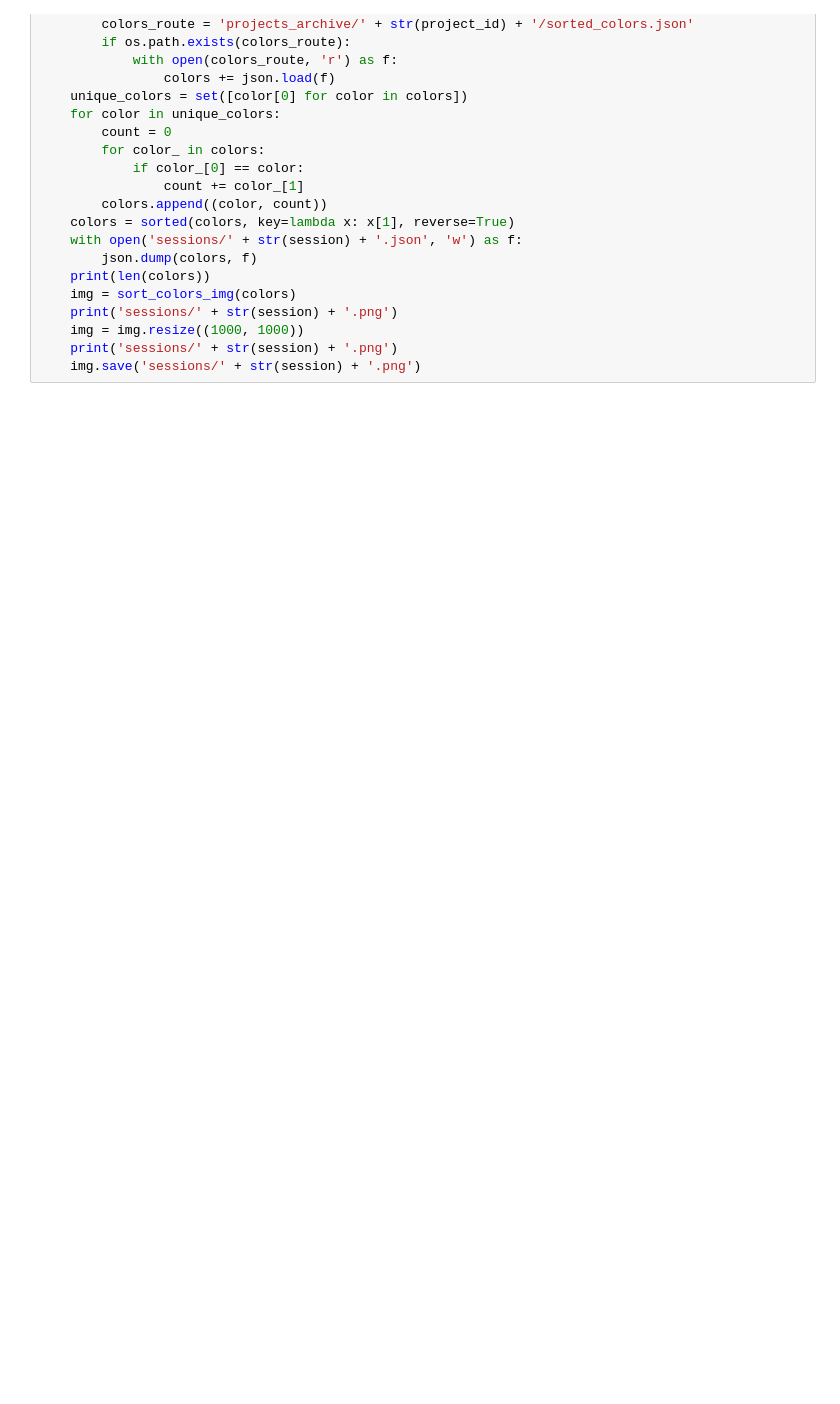
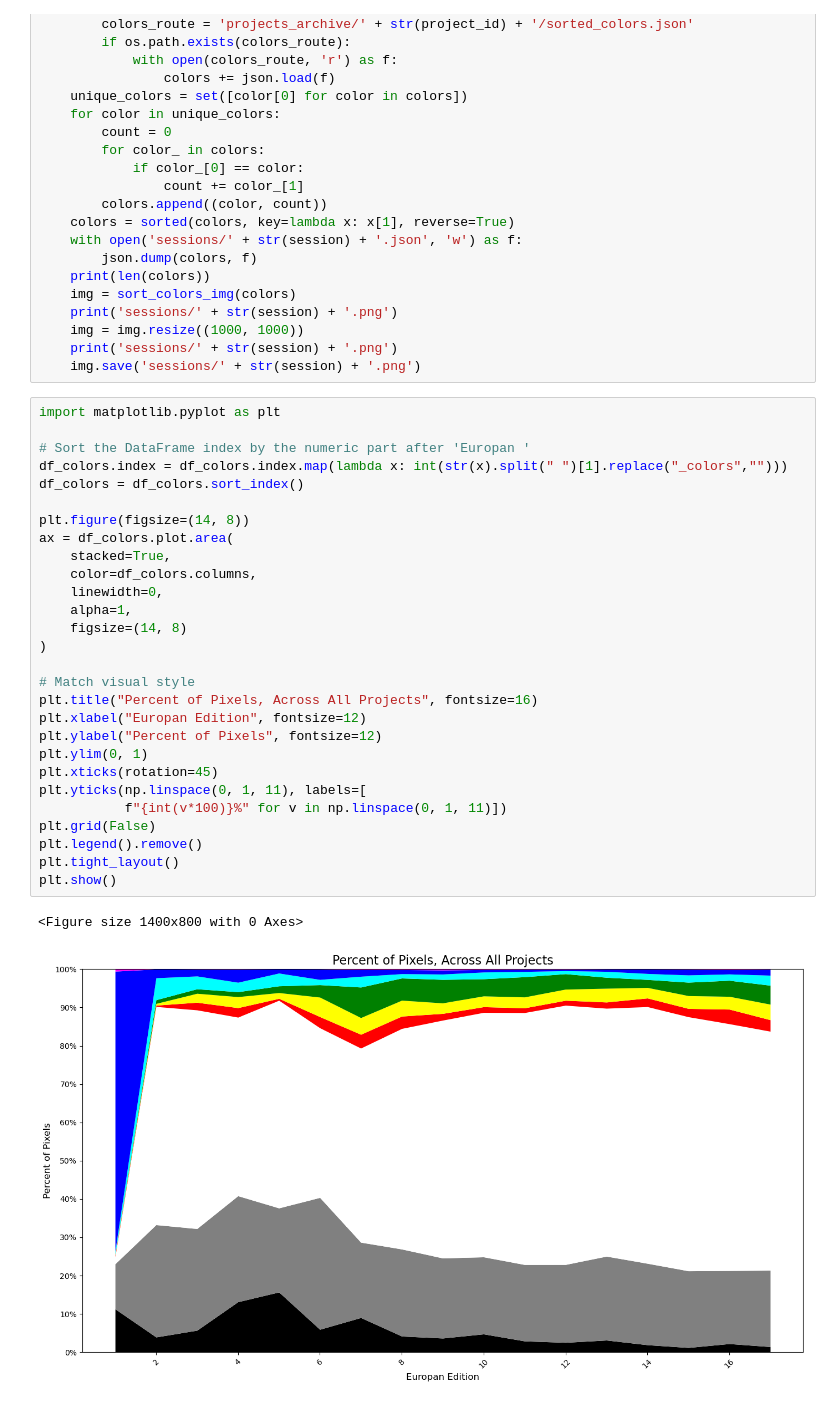
Before and after one commit to jaddious/scrapy, a Jupyter notebook: europan.ipynb, the cells around one changed output. Drawn from its saved outputs; the diff is of its cells as text; blank space fills up the shorter version.

```diff
--- a/europan.ipynb
+++ b/europan.ipynb
@@ -140,3 +557,34 @@ for session in sessions:
     img = img.resize((1000, 1000))
     print('sessions/' + str(session) + '.png')
     img.save('sessions/' + str(session) + '.png')
+# %%
+import matplotlib.pyplot as plt
+
+# Sort the DataFrame index by the numeric part after 'Europan '
+df_colors.index = df_colors.index.map(lambda x: int(str(x).split(" ")[1].replace("_colors","")))
+df_colors = df_colors.sort_index()
+
+plt.figure(figsize=(14, 8))
+ax = df_colors.plot.area(
+    stacked=True,
+    color=df_colors.columns,
+    linewidth=0,
+    alpha=1,
+    figsize=(14, 8)
+)
+
+# Match visual style
+plt.title("Percent of Pixels, Across All Projects", fontsize=16)
+plt.xlabel("Europan Edition", fontsize=12)
+plt.ylabel("Percent of Pixels", fontsize=12)
+plt.ylim(0, 1)
+plt.xticks(rotation=45)
+plt.yticks(np.linspace(0, 1, 11), labels=[
+           f"{int(v*100)}%" for v in np.linspace(0, 1, 11)])
+plt.grid(False)
+plt.legend().remove()
+plt.tight_layout()
+plt.show()
+# %% [output]
+<Figure size 1400x800 with 0 Axes>
+[figure, added]
```
Also changed, not shown: parts of 10 cells of this notebook, 11 other files.
